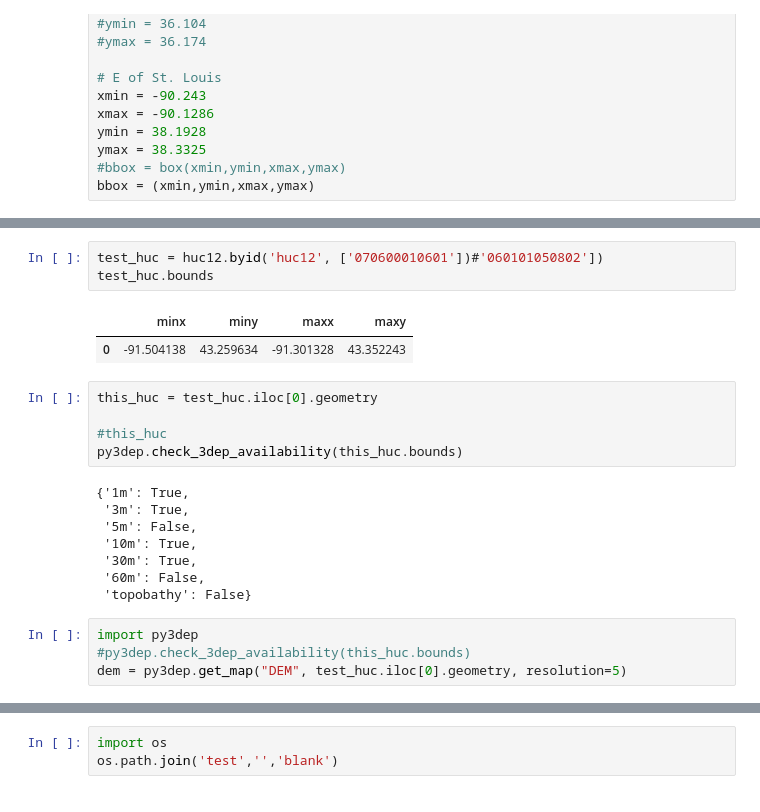
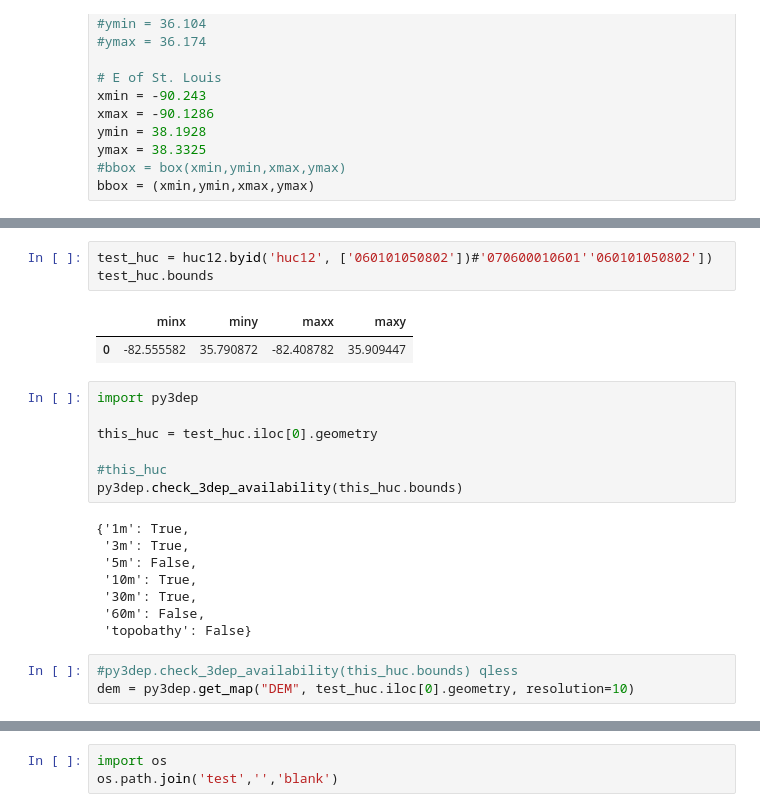
Before and after one commit to CovingtonResearchGroup/sinkhole_analysis, a Jupyter notebook: retrieve-HUCs.ipynb, the cells around one changed output, grey strips where cells are left out. Saved outputs shown, nothing was run; the diff lists cells and outputs as text.

```diff
--- a/retrieve-HUCs.ipynb
+++ b/retrieve-HUCs.ipynb
@@ -37,10 +36,12 @@ box_hucs12.plot()
 # %%
-test_huc = huc12.byid('huc12', ['070600010601'])#'060101050802'])
+test_huc = huc12.byid('huc12', ['060101050802'])#'070600010601''060101050802'])
 test_huc.bounds
 # %% [output]
 |  | minx | miny | maxx | maxy |
-| 0 | -91.504138 | 43.259634 | -91.301328 | 43.352243 |
+| 0 | -82.555582 | 35.790872 | -82.408782 | 35.909447 |
 # %%
+import py3dep
+
 this_huc = test_huc.iloc[0].geometry
 
 #this_huc
@@ -54,9 +55,8 @@ py3dep.check_3dep_availability(this_huc.bounds)
  '60m': False,
  'topobathy': False}
 # %%
-import py3dep
-#py3dep.check_3dep_availability(this_huc.bounds)
-dem = py3dep.get_map("DEM", test_huc.iloc[0].geometry, resolution=5)
+#py3dep.check_3dep_availability(this_huc.bounds) qless
+dem = py3dep.get_map("DEM", test_huc.iloc[0].geometry, resolution=10)
 # %%
 dem.plot()
 # %% [output]
```
Also changed, not shown: parts of 3 cells of this notebook.
